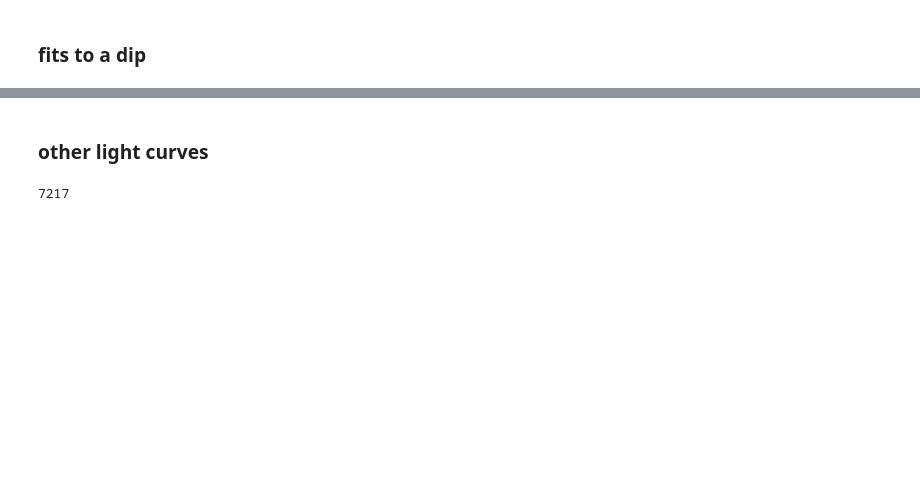
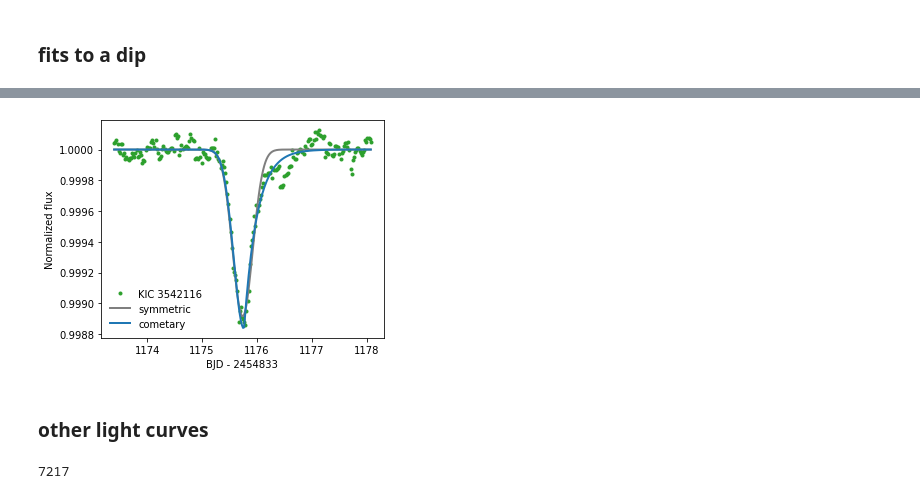
Before and after one commit to azibn/automated_exocomet_hunt, a Jupyter notebook: figs.ipynb, the cells around one changed output, grey strips where cells are left out. Drawn from its saved outputs; the diff is of its cells as text; code cells hidden in the pictures; blank space fills up the shorter version.

```diff
--- a/figs.ipynb
+++ b/figs.ipynb
@@ -28,5 +31,5 @@ _ = lcs[i].open() # force download
 # %%
-hdulist = fits.open(lcs[i].filename)
+hdulist = fits.open('Kepler/kplr003542116-2012088054726_llc.fits')
 scidata = hdulist[1].data
 table = Table(scidata)['TIME','SAP_FLUX','PDCSAP_FLUX','SAP_QUALITY']
 
@@ -60,7 +62,7 @@ def get_lc(file, drop_bad_points=True, keep_interpolated=True, ok_flags=[5]):
     flux_ls = flux_ls * real
     return t, timestep, flux, flux_ls, quality, real
 
-t, timestep, flux, flux_ls, quality, real = get_lc(lcs[i].filename, keep_interpolated=False)
+t, timestep, flux, flux_ls, quality, real = get_lc('Kepler/kplr003542116-2012088054726_llc.fits', keep_interpolated=False)
 # %%
 def get_stat(flux_ls):
     '''get transit statistic'''
@@ -225,5 +226,5 @@ def show_fit(t2, x2, y2, w2, file=None, width=None, name=None, ylim=None):
     if file:
         fig.savefig(file)
 
-show_fit(t2, x2, y2, w2, name=star.kepid, width=None, file='figs/modelfits.pdf')
+show_fit(t2, x2, y2, w2, name=3542116, width=None, file='figs/modelfits.pdf')
 # %% [output]
@@ -232,3 +231,4 @@ show_fit(t2, x2, y2, w2, name=star.kepid, width=None, file='figs/modelfits.pdf')
+[figure, added]
 # %% [markdown]
 ### other light curves
 # %%
```
Also changed, not shown: parts of 17 cells of this notebook, 12 other files.
